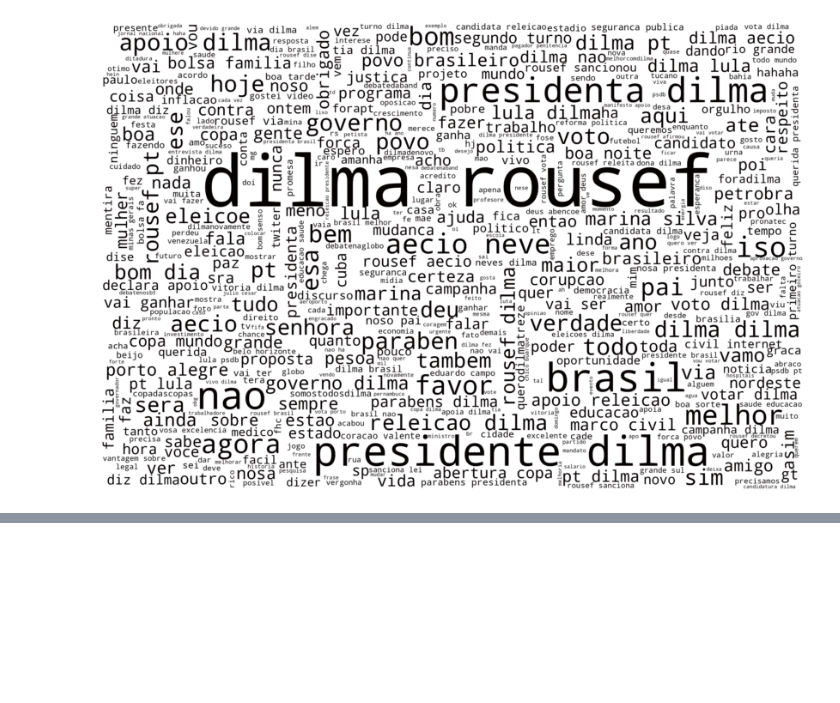
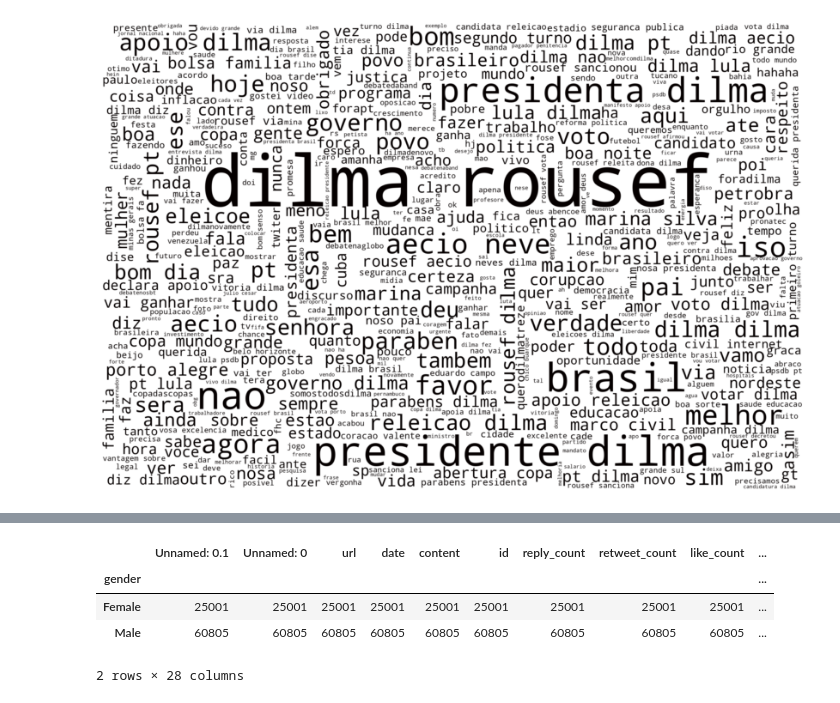
Before and after one commit to waguii/twitterelectionbr, a Jupyter notebook: notebooks/bulend_Graph&Charts.ipynb, the cells around one changed output, grey strips where cells are left out. Cells and saved outputs as stored; diff of their text form; code cells hidden in the pictures; blank space fills up the shorter version.

```diff
--- a/notebooks/bulend_Graph&Charts.ipynb
+++ b/notebooks/bulend_Graph&Charts.ipynb
@@ -270,0 +290,10 @@ word_cloud(" ".join(pos_sentences))
+# %%
+df_likes = df.groupby(['gender']).agg('count')
+# %%
+df_likes
+# %% [output]
+|  | Unnamed: 0.1 | Unnamed: 0 | url | date | content | id | reply_count | retweet_count | like_count | ... |
+| gender |  |  |  |  |  |  |  |  |  | ... |
+| Female | 25001 | 25001 | 25001 | 25001 | 25001 | 25001 | 25001 | 25001 | 25001 | ... |
+| Male | 60805 | 60805 | 60805 | 60805 | 60805 | 60805 | 60805 | 60805 | 60805 | ... |
+2 rows × 28 columns
```
Also changed, not shown: parts of 4 cells of this notebook, 5 other files.
